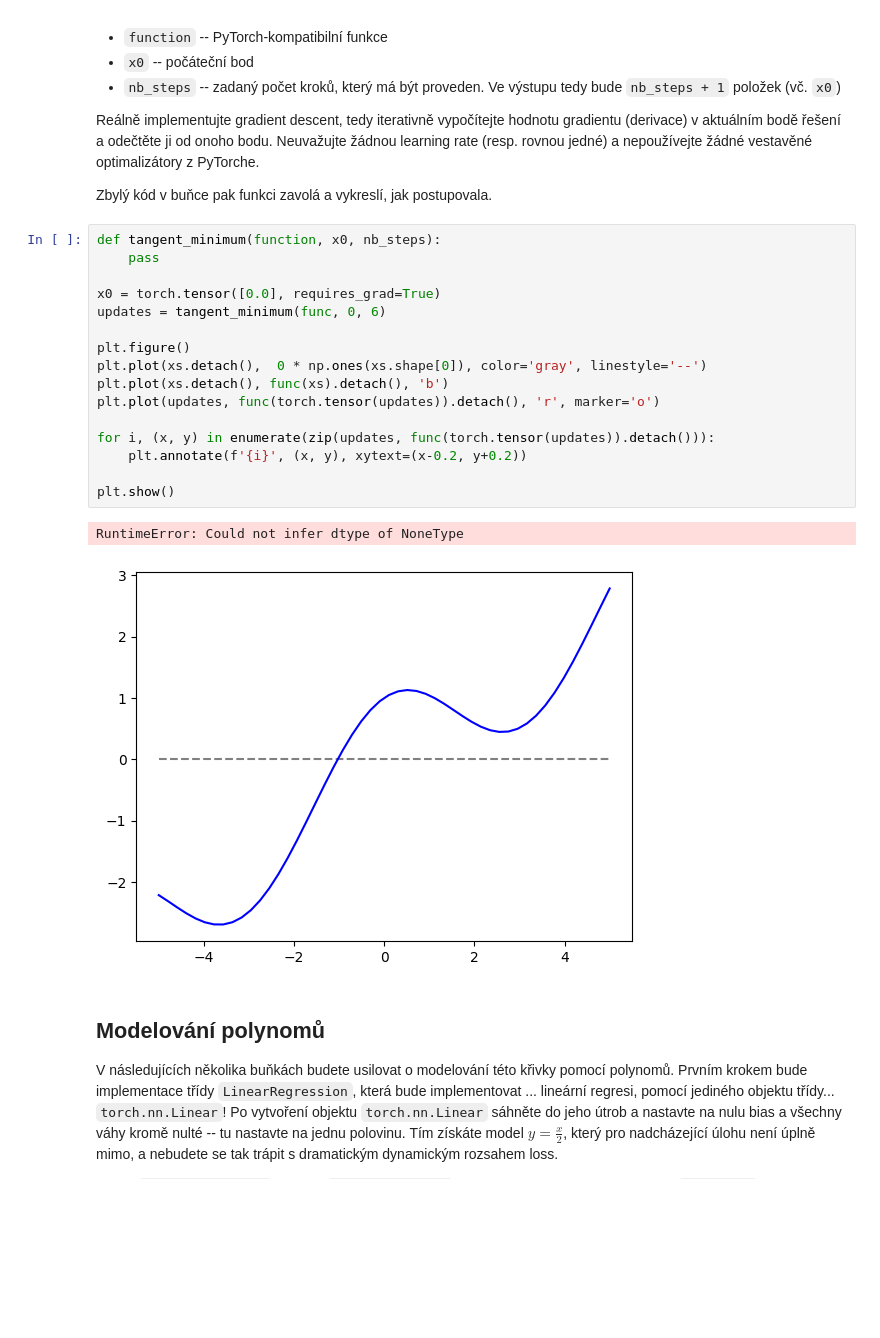
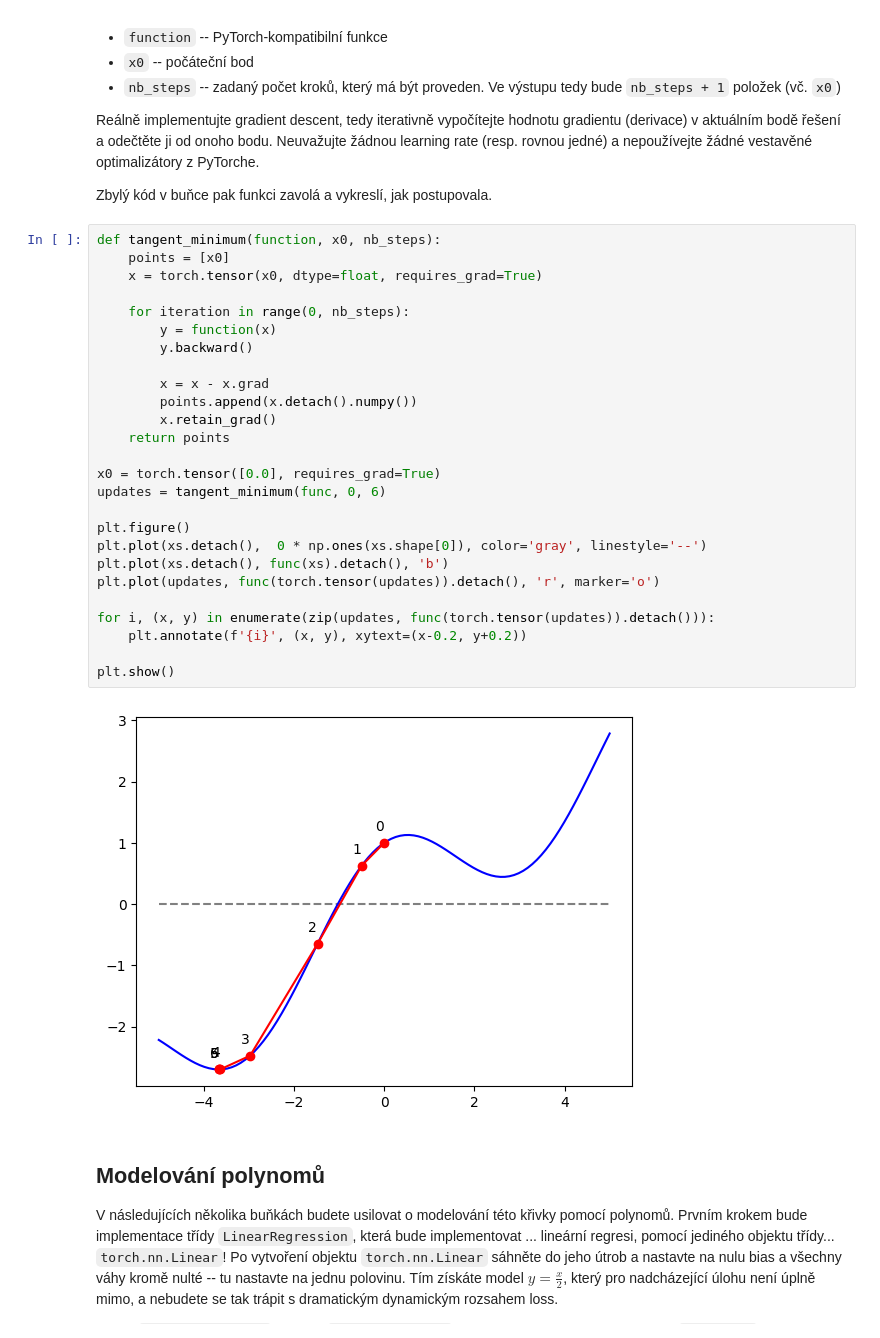
Before and after one commit to Svormen/neuronoveSiete, a Jupyter notebook: zadani.ipynb, the cells around one changed output. Saved outputs shown, nothing was run; the diff lists cells and outputs as text; blank space fills up the shorter version.

```diff
--- a/zadani.ipynb
+++ b/zadani.ipynb
@@ -57,23 +57,32 @@ Neuvažujte žádnou learning rate (resp. rovnou jedné) a nepoužívejte žádn
 Zbylý kód v buňce pak funkci zavolá a vykreslí, jak postupovala.
 # %%
 def tangent_minimum(function, x0, nb_steps):
-    pass
+    points = [x0]
+    x = torch.tensor(x0, dtype=float, requires_grad=True)
+
+    for iteration in range(0, nb_steps):
+        y = function(x)
+        y.backward()
+
+        x = x - x.grad
+        points.append(x.detach().numpy())
+        x.retain_grad()
+    return points
 
 x0 = torch.tensor([0.0], requires_grad=True)
 updates = tangent_minimum(func, 0, 6)
 
 plt.figure()
 plt.plot(xs.detach(),  0 * np.ones(xs.shape[0]), color='gray', linestyle='--')
 plt.plot(xs.detach(), func(xs).detach(), 'b')
 plt.plot(updates, func(torch.tensor(updates)).detach(), 'r', marker='o')
 
 for i, (x, y) in enumerate(zip(updates, func(torch.tensor(updates)).detach())):
     plt.annotate(f'{i}', (x, y), xytext=(x-0.2, y+0.2))
 
 plt.show()
 # %% [output]
-RuntimeError: Could not infer dtype of NoneType
-[figure, old version]
+[figure, new version]
 # %% [markdown]
 ## Modelování polynomů
 
```
Also changed, not shown: parts of 1 cell of this notebook.
